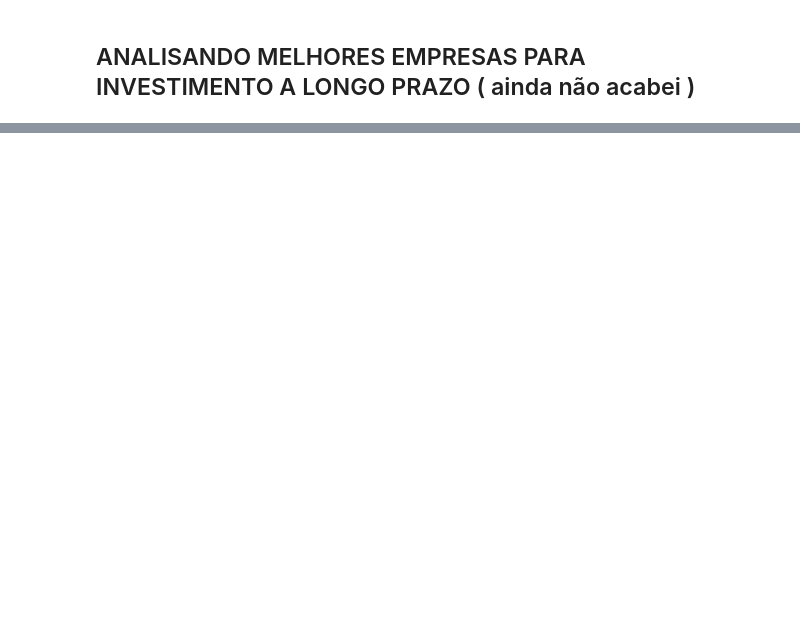
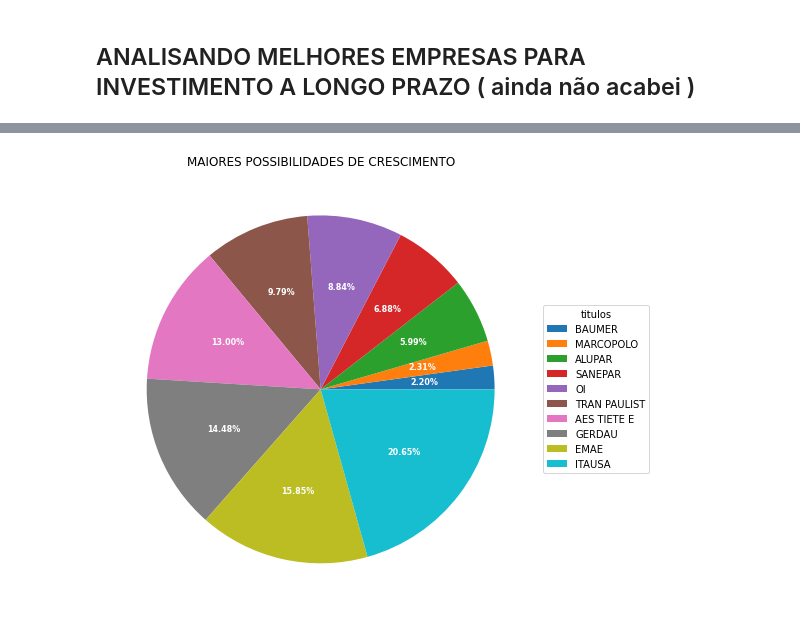
Before and after one commit to rosembergennes/python, a Jupyter notebook: POSITION.ipynb, the cells around one changed output, grey strips where cells are left out. Drawn from its saved outputs; the diff is of its cells as text; code cells hidden in the pictures; blank space fills up the shorter version.

```diff
--- a/POSITION.ipynb
+++ b/POSITION.ipynb
@@ -245,0 +238,12 @@ data.head()
+# %%
+# seleciona linhas que contêm a palavra PN
+# OBS :
+# Qualquer coisa que não seja uma string não pode ter métodos de string aplicados,
+# então o resultado é NaN (naturalmente).
+# Só colocamos na=False para esclarecer pois já realizamos esta limpeza em processos anteriores.
+# https://www.euqueroinvestir.com/qual-a-diferenca-de-acoes-preferenciais-e-ordinarias-e-qual-a-melhor-opcao/
+
+df_pn =data[data['ESPECI'].str.contains("PN", na=False )]
+# df_pn.head()
+df_empresas_saudaves=df_pn.query('GIROATIVO >0 & VPA >0 & VPA <PREULT')
+df_empresas_saudaves.head()
@@ -245,0 +297,29 @@ data.head()
+# %%
+# Area de plotagem do Grafico definindo o tamanho figsize=(8,8)
+fig, ax = plt.subplots(figsize=(8,8), subplot_kw=dict(aspect="equal"))
+
+# Matriz dos dados (valores,titulos)
+valores =  df_pos_cres_ordenado_top10["POS_CRESC"].head(10)
+titulos =  df_pos_cres_ordenado_top10["NOMRES"].head(10)
+
+# Calculo para porcentagem dentro do grafico
+def func(pct, allvals):
+    absolute = int(pct/100.*np.sum(allvals))
+    return "{:.2f}%".format(pct, absolute)
+
+# Criando o grafico e acertando as legendas
+wedges, texts, autotexts = ax.pie(valores, autopct=lambda pct: func(pct, valores),
+                                  textprops=dict(color="w"))
+
+ax.legend(wedges, titulos,
+          title="titulos",
+          loc="center left",
+          bbox_to_anchor=(1, 0, 0.5, 1))
+
+plt.setp(autotexts, size=8, weight="bold")
+
+ax.set_title("MAIORES POSSIBILIDADES DE CRESCIMENTO")
+
+plt.show()
+# %% [output]
+[figure, added]
```
Also changed, not shown: parts of 15 cells of this notebook.
